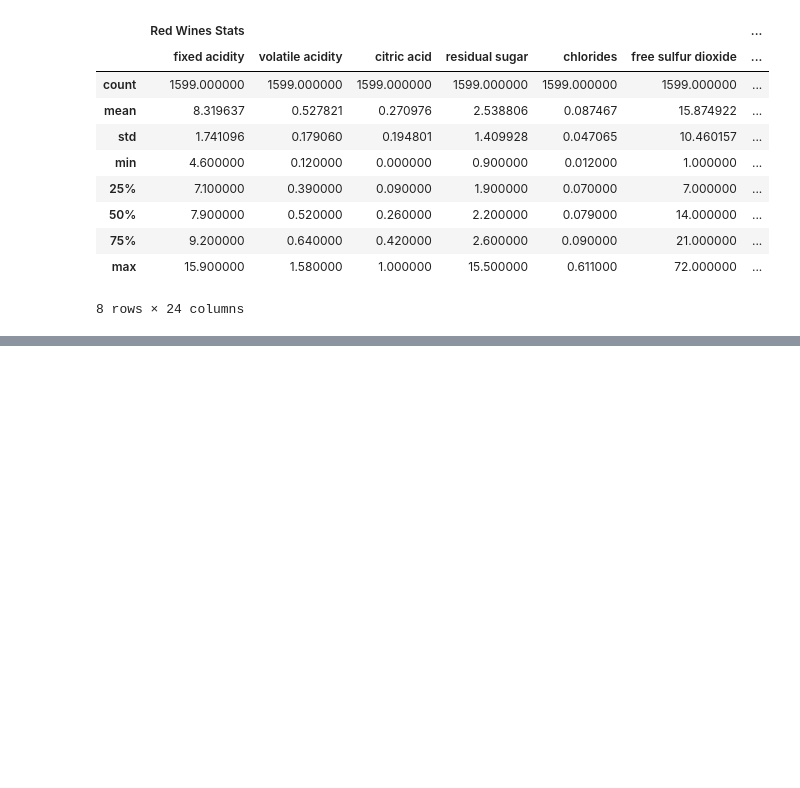
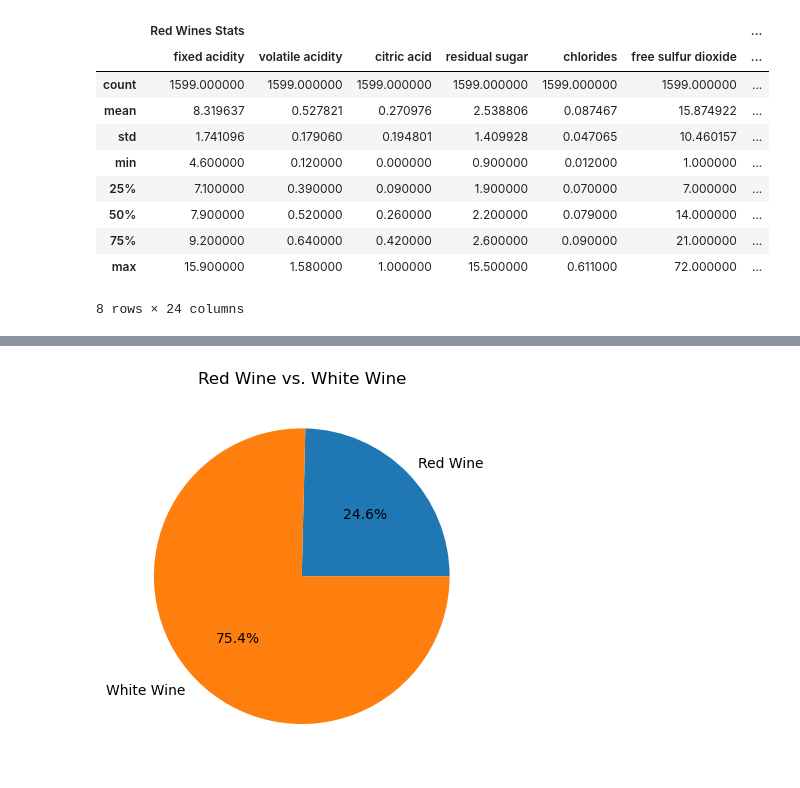
Before and after one commit to sfdatade/blueberry_winerys_project, a Jupyter notebook: BlueBerry_Winery_Project.ipynb, the cells around one changed output, grey strips where cells are left out. Saved outputs shown, nothing was run; the diff lists cells and outputs as text; code cells hidden in the pictures; blank space fills up the shorter version.

Commit message:
matplot_seaborn_exercises

```diff
--- a/BlueBerry_Winery_Project.ipynb
+++ b/BlueBerry_Winery_Project.ipynb
@@ -368,0 +385,18 @@ pd.concat([red_wine.describe(), white_wine.describe()], axis=1, keys=["Red Wines
+# %%
+import pandas as pd
+
+# cargar los conjuntos de datos de vino rojo y blanco
+red_wine = pd.read_csv("https://archive.ics.uci.edu/ml/machine-learning-databases/wine-quality/winequality-red.csv", sep=';')
+white_wine = pd.read_csv("https://archive.ics.uci.edu/ml/machine-learning-databases/wine-quality/winequality-white.csv", sep=';')
+
+# crear una nueva columna para etiquetar la calidad del vino
+red_wine['quality_label'] = pd.cut(red_wine['quality'], bins=[0, 5, 7, 10], labels=['low', 'medium', 'high'])
+white_wine['quality_label'] = pd.cut(white_wine['quality'], bins=[0, 5, 7, 10], labels=['low', 'medium', 'high'])
+
+# transformar las etiquetas en tipo de datos categóricos
+red_wine['quality_label'] = pd.Categorical(red_wine['quality_label'], categories=['low', 'medium', 'high'])
+white_wine['quality_label'] = pd.Categorical(white_wine['quality_label'], categories=['low', 'medium', 'high'])
+
+# concatenar las estadísticas descriptivas de los conjuntos de datos de vino rojo y blanco
+wine_stats = pd.concat([red_wine.describe(), white_wine.describe()], axis=1, keys=["Red Wines Stats", "White Wines Stats"])
+print(wine_stats)
@@ -368,0 +421,21 @@ pd.concat([red_wine.describe(), white_wine.describe()], axis=1, keys=["Red Wines
+# %%
+#What should I write to make a pie chart, showing the quantity of red wines compared to the quantity of white wines.
+
+# ...this will create a pie chart that shows the percentage of red wines compared to white wines in your dataset. The autopct argument formats the values as percentages with one decimal place. You can adjust the formatting as needed.
+
+import matplotlib.pyplot as plt
+
+# count the number of red and white wines
+red_count = len(red_wine)
+white_count = len(white_wine)
+
+# create a list of values and labels for the pie chart
+values = [red_count, white_count]
+labels = ['Red Wine', 'White Wine']
+
+# create the pie chart
+plt.pie(values, labels=labels, autopct='%1.1f%%')
+plt.title('Red Wine vs. White Wine')
+plt.show()
+# %% [output]
+[figure, added]
```
Also changed, not shown: parts of 3 cells of this notebook.
